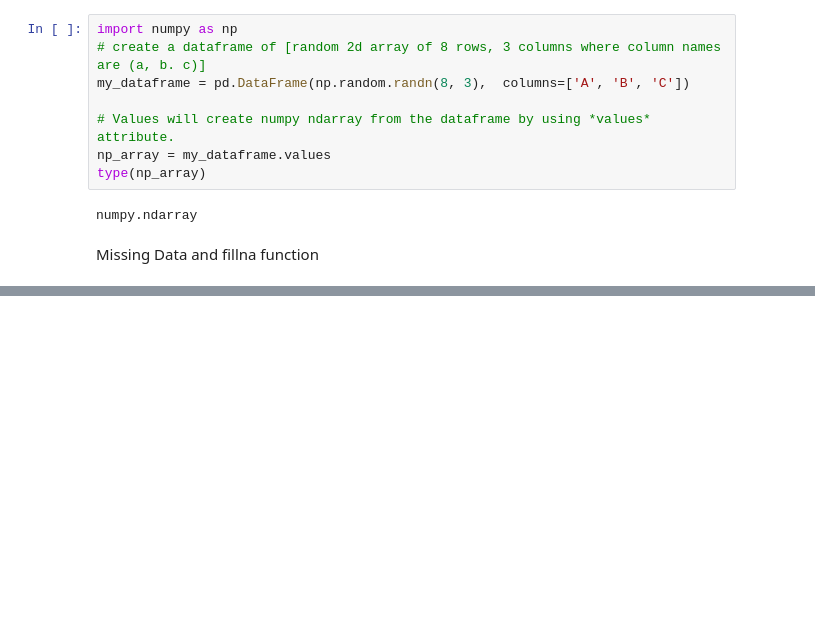
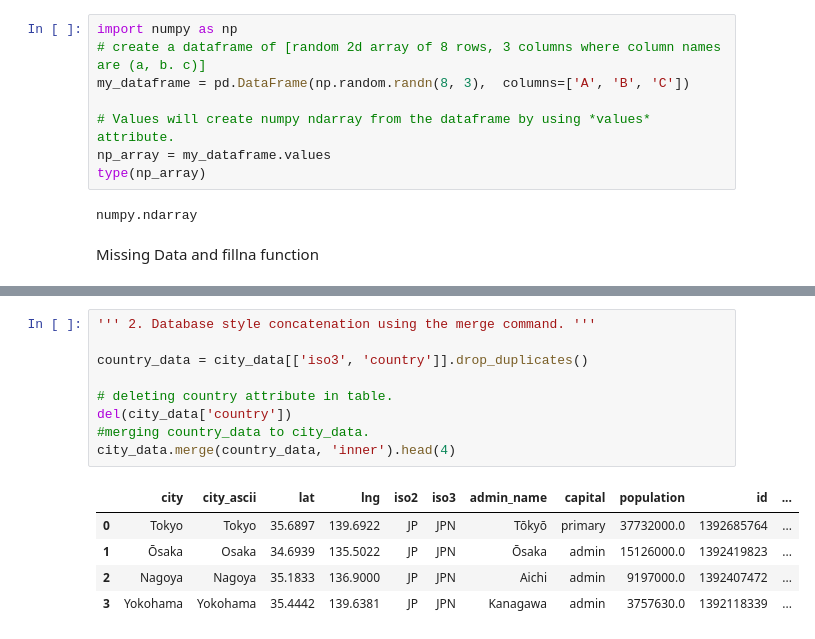
Before and after one commit to VasuRastogi/Machine-Learning-Course, a Jupyter notebook: Pandas_basics.ipynb, the cells around one changed output, grey strips where cells are left out. Saved outputs shown, nothing was run; the diff lists cells and outputs as text; blank space fills up the shorter version.

```diff
--- a/Pandas_basics.ipynb
+++ b/Pandas_basics.ipynb
@@ -221,0 +343,15 @@ my_dataframe
+# %%
+''' 2. Database style concatenation using the merge command. '''
+
+country_data = city_data[['iso3', 'country']].drop_duplicates()
+
+# deleting country attribute in table.
+del(city_data['country'])
+#merging country_data to city_data.
+city_data.merge(country_data, 'inner').head(4)
+# %% [output]
+|  | city | city_ascii | lat | lng | iso2 | iso3 | admin_name | capital | population | id | ... |
+| 0 | Tokyo | Tokyo | 35.6897 | 139.6922 | JP | JPN | Tōkyō | primary | 37732000.0 | 1392685764 | ... |
+| 1 | Ōsaka | Osaka | 34.6939 | 135.5022 | JP | JPN | Ōsaka | admin | 15126000.0 | 1392419823 | ... |
+| 2 | Nagoya | Nagoya | 35.1833 | 136.9000 | JP | JPN | Aichi | admin | 9197000.0 | 1392407472 | ... |
+| 3 | Yokohama | Yokohama | 35.4442 | 139.6381 | JP | JPN | Kanagawa | admin | 3757630.0 | 1392118339 | ... |
```
Also changed, not shown: parts of 17 cells of this notebook.
